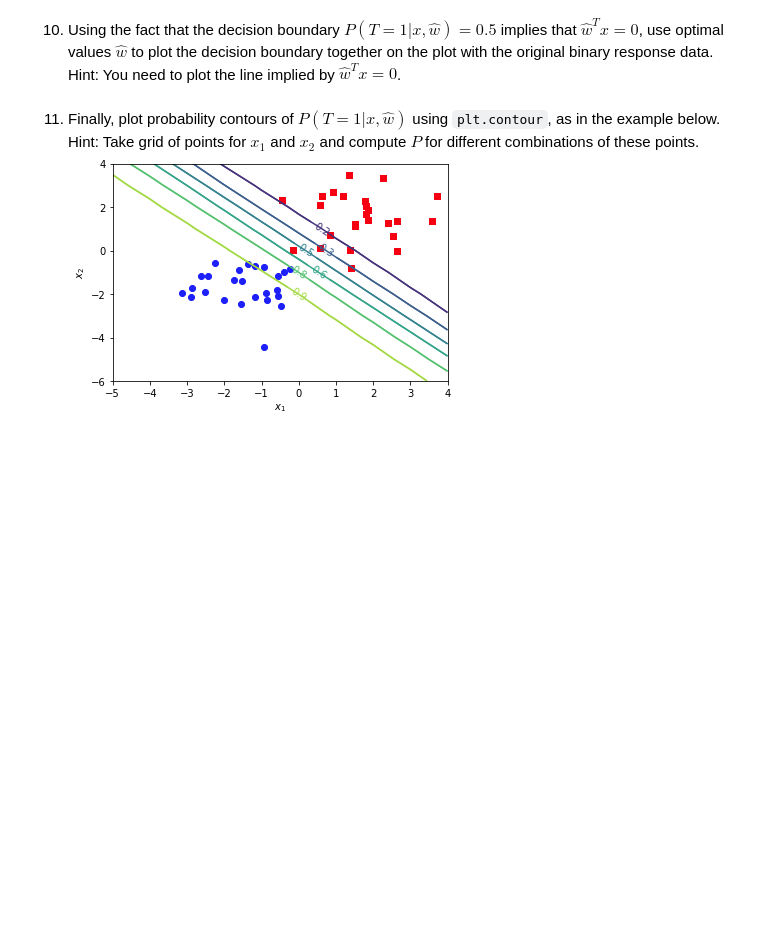
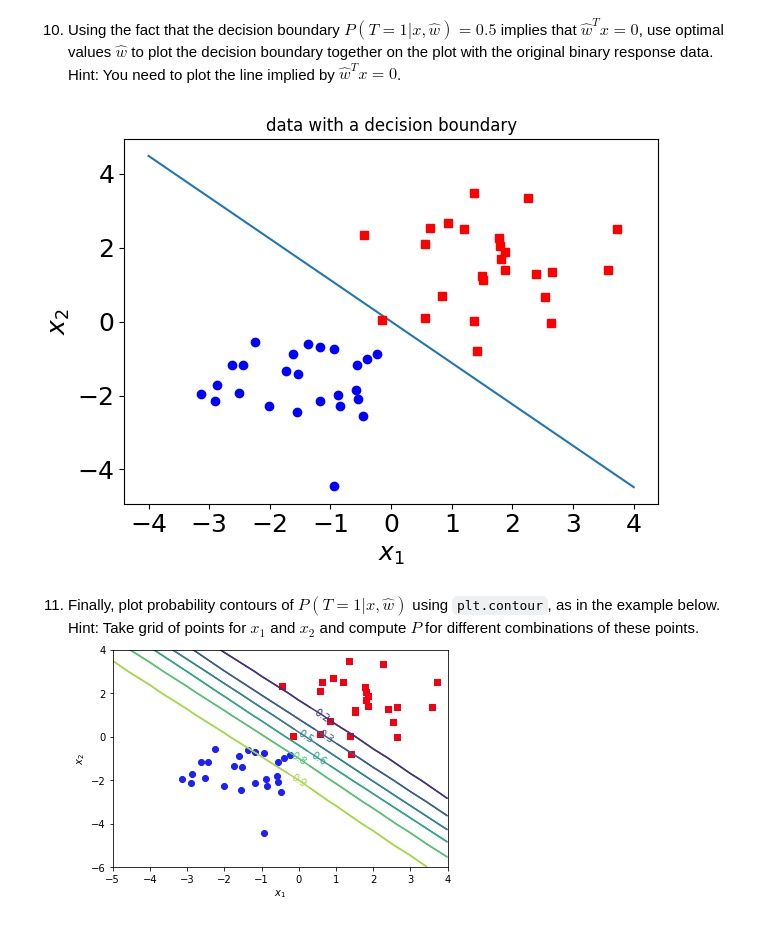
Before and after one commit to meraxion/SML24_as01, a Jupyter notebook: SML24_as04/SML24_as04_1.ipynb, the cells around one changed output. Saved outputs shown, nothing was run; the diff lists cells and outputs as text; code cells hidden in the pictures; blank space fills up the shorter version.

```diff
--- a/SML24_as04/SML24_as04_1.ipynb
+++ b/SML24_as04/SML24_as04_1.ipynb
@@ -292,3 +387,27 @@ raise NotImplementedError()
+# %%
+plt.figure()
+styles = ['rs','bo']
+classes = np.unique(t)
+
+w = weights_data[0]
+# from w1x1 + w2x2 = 0 we can get an expression of slope
+slope = -w[0] / w[1]
+
+x1 = np.linspace(-4, 4, 100)
+x2 = slope * x1
+plt.plot(x1, x2)
+
+for i,classn in enumerate(classes):
+    pos = np.where(t==classn)[0]
+    plt.plot(x[pos,0],x[pos,1],styles[i])
+    plt.xlabel('$x_{1}$', fontsize=18)
+    plt.ylabel('$x_{2}$', fontsize=18)
+    plt.title('data with a decision boundary')
+    plt.xticks(fontsize=18)
+    plt.yticks(fontsize=18)
+    plt.tight_layout()
+# %% [output]
+[figure, added]
 # %% [markdown]
 11. Finally, plot probability contours of $P(T=1|x, \hat{w})$ using `plt.contour`, as in the example below. Hint: Take grid of points for $x_{1}$ and $x_{2}$ and compute $P$ for different combinations of these points.
 ![afbeelding-3.png](attachment:afbeelding-3.png)
```
Also changed, not shown: parts of 29 cells of this notebook.
